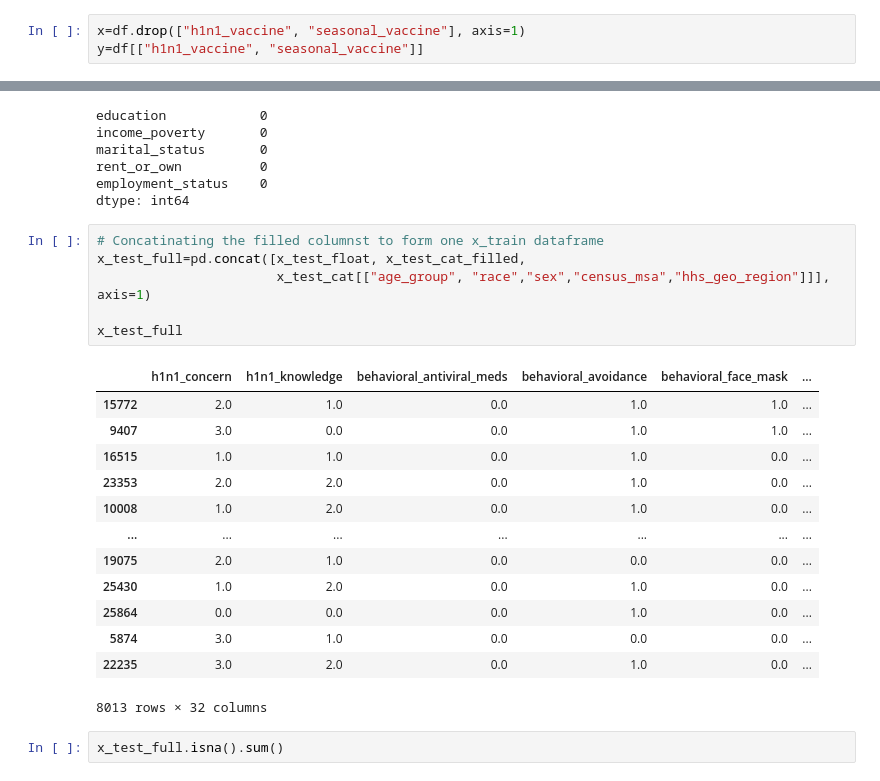
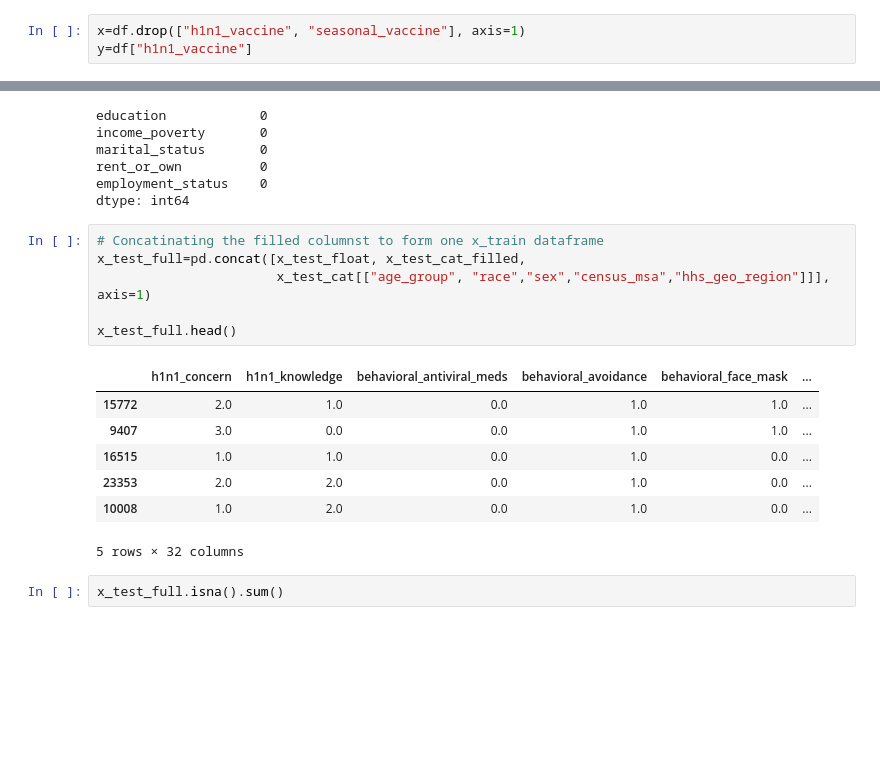
Before and after one commit to MaurineChemutai/Phase_3_Project_H1N1-and-Seasonal-Flu-Vaccines-Classification-Model, a Jupyter notebook: index.ipynb, the cells around one changed output, grey strips where cells are left out. Drawn from its saved outputs; the diff is of its cells as text; blank space fills up the shorter version.

```diff
--- a/index.ipynb
+++ b/index.ipynb
@@ -207,7 +228,7 @@ df.drop(["employment_occupation", "employment_industry", "health_insurance", "re
 In this step, we separate the dataset into input features (`X`) and target variables (`y`).
 # %%
 x=df.drop(["h1n1_vaccine", "seasonal_vaccine"], axis=1)
-y=df[["h1n1_vaccine", "seasonal_vaccine"]]
+y=df["h1n1_vaccine"]
 # %% [markdown]
 ##### Splitting the Dataset into Training and Testing Sets
 
@@ -489,23 +510,17 @@ dtype: int64
 # %%
 # Concatinating the filled columnst to form one x_train dataframe
 x_test_full=pd.concat([x_test_float, x_test_cat_filled,
                        x_test_cat[["age_group", "race","sex","census_msa","hhs_geo_region"]]], axis=1)
 
-x_test_full
+x_test_full.head()
 # %% [output]
 |  | h1n1_concern | h1n1_knowledge | behavioral_antiviral_meds | behavioral_avoidance | behavioral_face_mask | ... |
 | 15772 | 2.0 | 1.0 | 0.0 | 1.0 | 1.0 | ... |
 | 9407 | 3.0 | 0.0 | 0.0 | 1.0 | 1.0 | ... |
 | 16515 | 1.0 | 1.0 | 0.0 | 1.0 | 0.0 | ... |
 | 23353 | 2.0 | 2.0 | 0.0 | 1.0 | 0.0 | ... |
 | 10008 | 1.0 | 2.0 | 0.0 | 1.0 | 0.0 | ... |
-| ... | ... | ... | ... | ... | ... | ... |
-| 19075 | 2.0 | 1.0 | 0.0 | 0.0 | 0.0 | ... |
-| 25430 | 1.0 | 2.0 | 0.0 | 1.0 | 0.0 | ... |
-| 25864 | 0.0 | 0.0 | 0.0 | 1.0 | 0.0 | ... |
-| 5874 | 3.0 | 1.0 | 0.0 | 0.0 | 0.0 | ... |
-| 22235 | 3.0 | 2.0 | 0.0 | 1.0 | 0.0 | ... |
-8013 rows × 32 columns
+5 rows × 32 columns
 # %%
 x_test_full.isna().sum()
 # %% [output]
```
Also changed, not shown: parts of 45 cells of this notebook.
